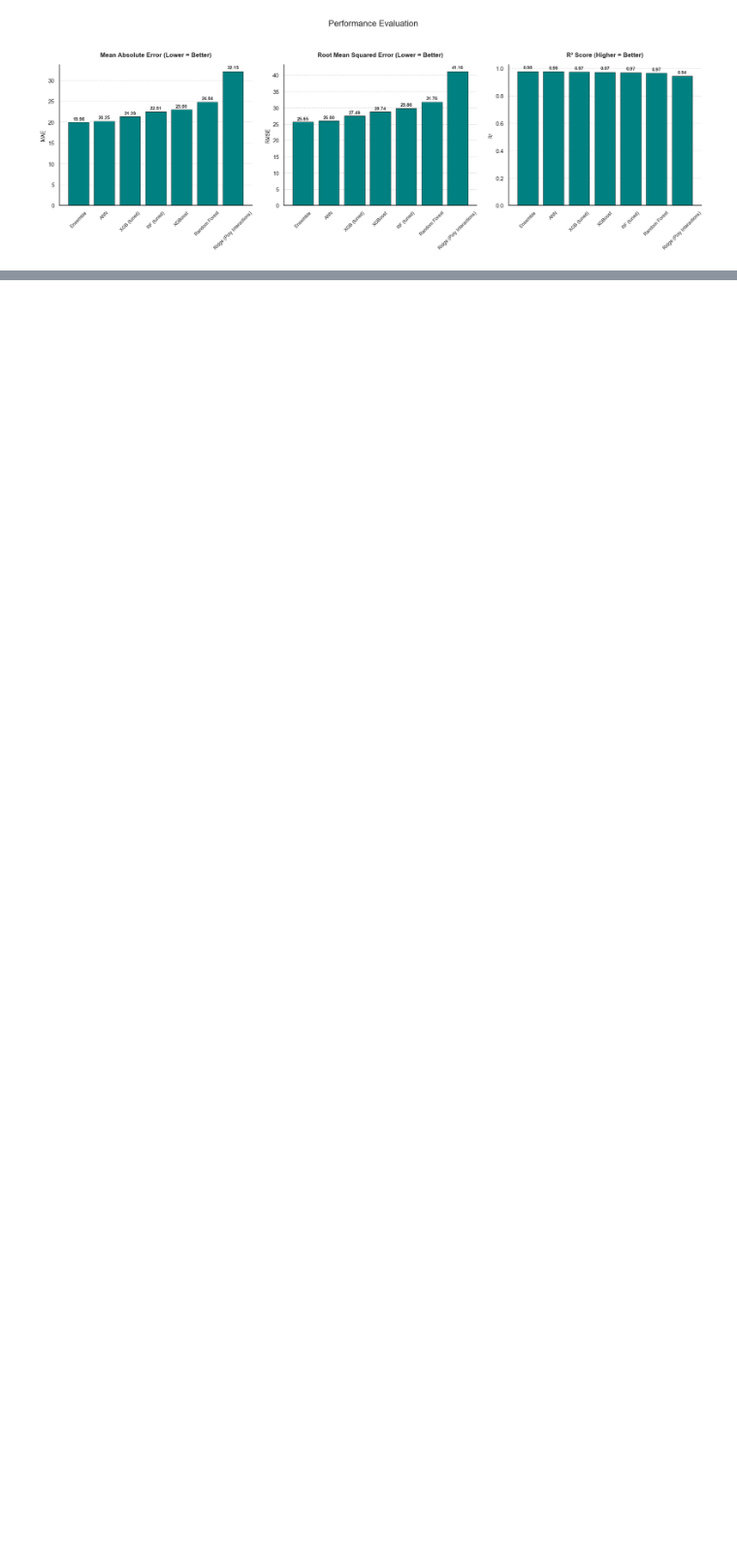
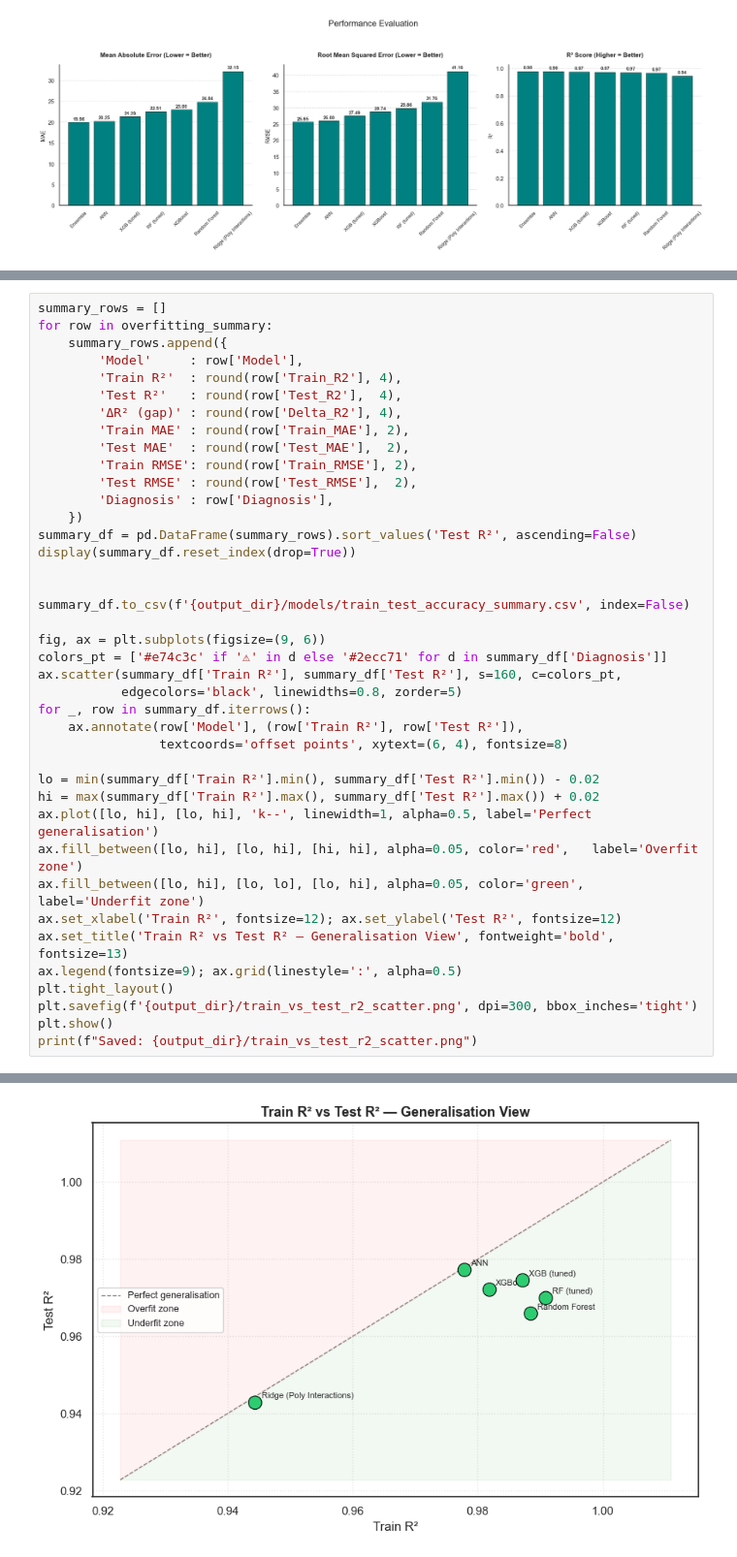
Before and after one commit to heyisula/caloriesense, a Jupyter notebook: trainV4.ipynb, the cells around one changed output, grey strips where cells are left out. Shown at 97% size. Drawn from its saved outputs; the diff is of its cells as text; blank space fills up the shorter version.

```diff
--- a/trainV4.ipynb
+++ b/trainV4.ipynb
@@ -882,0 +1090,41 @@ plt.show()
+# %%
+summary_rows = []
+for row in overfitting_summary:
+    summary_rows.append({
+        'Model'     : row['Model'],
+        'Train R²'  : round(row['Train_R2'], 4),
+        'Test R²'   : round(row['Test_R2'],  4),
+        'ΔR² (gap)' : round(row['Delta_R2'], 4),
+        'Train MAE' : round(row['Train_MAE'], 2),
+        'Test MAE'  : round(row['Test_MAE'],  2),
+        'Train RMSE': round(row['Train_RMSE'], 2),
+        'Test RMSE' : round(row['Test_RMSE'],  2),
+        'Diagnosis' : row['Diagnosis'],
+    })
+summary_df = pd.DataFrame(summary_rows).sort_values('Test R²', ascending=False)
+display(summary_df.reset_index(drop=True))
+
+
+summary_df.to_csv(f'{output_dir}/models/train_test_accuracy_summary.csv', index=False)
+
+fig, ax = plt.subplots(figsize=(9, 6))
+colors_pt = ['#e74c3c' if '⚠' in d else '#2ecc71' for d in summary_df['Diagnosis']]
+ax.scatter(summary_df['Train R²'], summary_df['Test R²'], s=160, c=colors_pt,
+           edgecolors='black', linewidths=0.8, zorder=5)
+for _, row in summary_df.iterrows():
+    ax.annotate(row['Model'], (row['Train R²'], row['Test R²']),
+                textcoords='offset points', xytext=(6, 4), fontsize=8)
+
+lo = min(summary_df['Train R²'].min(), summary_df['Test R²'].min()) - 0.02
+hi = max(summary_df['Train R²'].max(), summary_df['Test R²'].max()) + 0.02
+ax.plot([lo, hi], [lo, hi], 'k--', linewidth=1, alpha=0.5, label='Perfect generalisation')
+ax.fill_between([lo, hi], [lo, hi], [hi, hi], alpha=0.05, color='red',   label='Overfit zone')
+ax.fill_between([lo, hi], [lo, lo], [lo, hi], alpha=0.05, color='green', label='Underfit zone')
+ax.set_xlabel('Train R²', fontsize=12); ax.set_ylabel('Test R²', fontsize=12)
+ax.set_title('Train R² vs Test R² — Generalisation View', fontweight='bold', fontsize=13)
+ax.legend(fontsize=9); ax.grid(linestyle=':', alpha=0.5)
+plt.tight_layout()
+plt.savefig(f'{output_dir}/train_vs_test_r2_scatter.png', dpi=300, bbox_inches='tight')
+plt.show()
+print(f"Saved: {output_dir}/train_vs_test_r2_scatter.png")
+# %% [output]
@@ -882,0 +1140 @@ plt.show()
+[figure, added]
```
Also changed, not shown: parts of 6 cells of this notebook, 17 other files.
